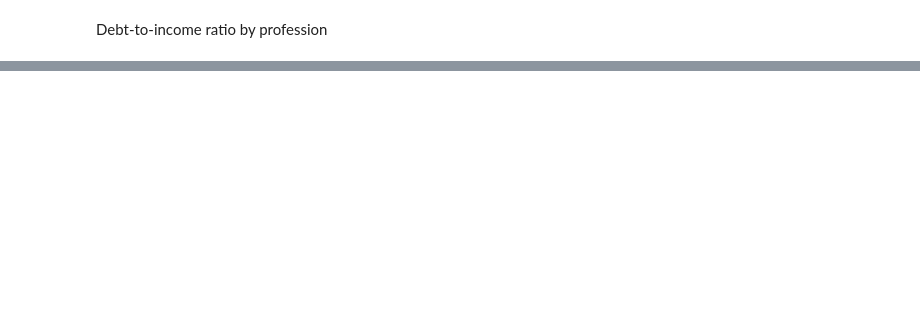
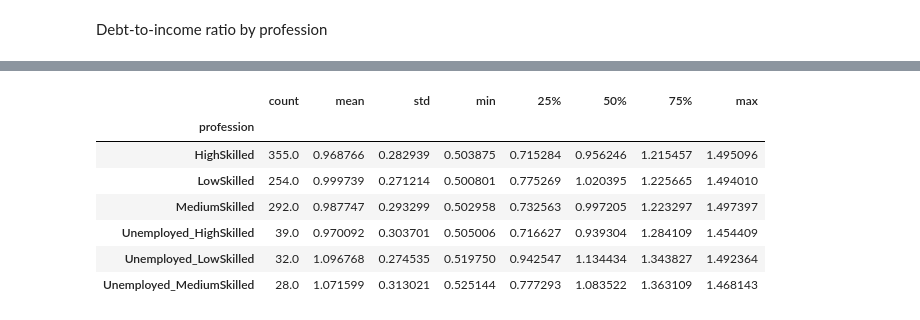
Before and after one commit to LuyandoMiau/BankGame, a Jupyter notebook: Data_generator/data_generator.ipynb, the cells around one changed output, grey strips where cells are left out. Saved outputs shown, nothing was run; the diff lists cells and outputs as text; code cells hidden in the pictures; blank space fills up the shorter version.

```diff
--- a/Data_generator/data_generator.ipynb
+++ b/Data_generator/data_generator.ipynb
@@ -251,0 +289,11 @@ df_1.groupby('profession')['debt-to-income ratio after credit'].describe()
+# %%
+df_1.groupby('profession')['credit-to-income ratio'].describe()
+# %% [output]
+|  | count | mean | std | min | 25% | 50% | 75% | max |
+| profession |  |  |  |  |  |  |  |  |
+| HighSkilled | 355.0 | 0.968766 | 0.282939 | 0.503875 | 0.715284 | 0.956246 | 1.215457 | 1.495096 |
+| LowSkilled | 254.0 | 0.999739 | 0.271214 | 0.500801 | 0.775269 | 1.020395 | 1.225665 | 1.494010 |
+| MediumSkilled | 292.0 | 0.987747 | 0.293299 | 0.502958 | 0.732563 | 0.997205 | 1.223297 | 1.497397 |
+| Unemployed_HighSkilled | 39.0 | 0.970092 | 0.303701 | 0.505006 | 0.716627 | 0.939304 | 1.284109 | 1.454409 |
+| Unemployed_LowSkilled | 32.0 | 1.096768 | 0.274535 | 0.519750 | 0.942547 | 1.134434 | 1.343827 | 1.492364 |
+| Unemployed_MediumSkilled | 28.0 | 1.071599 | 0.313021 | 0.525144 | 0.777293 | 1.083522 | 1.363109 | 1.468143 |
```
Also changed, not shown: parts of 10 cells of this notebook, 1 other file.
